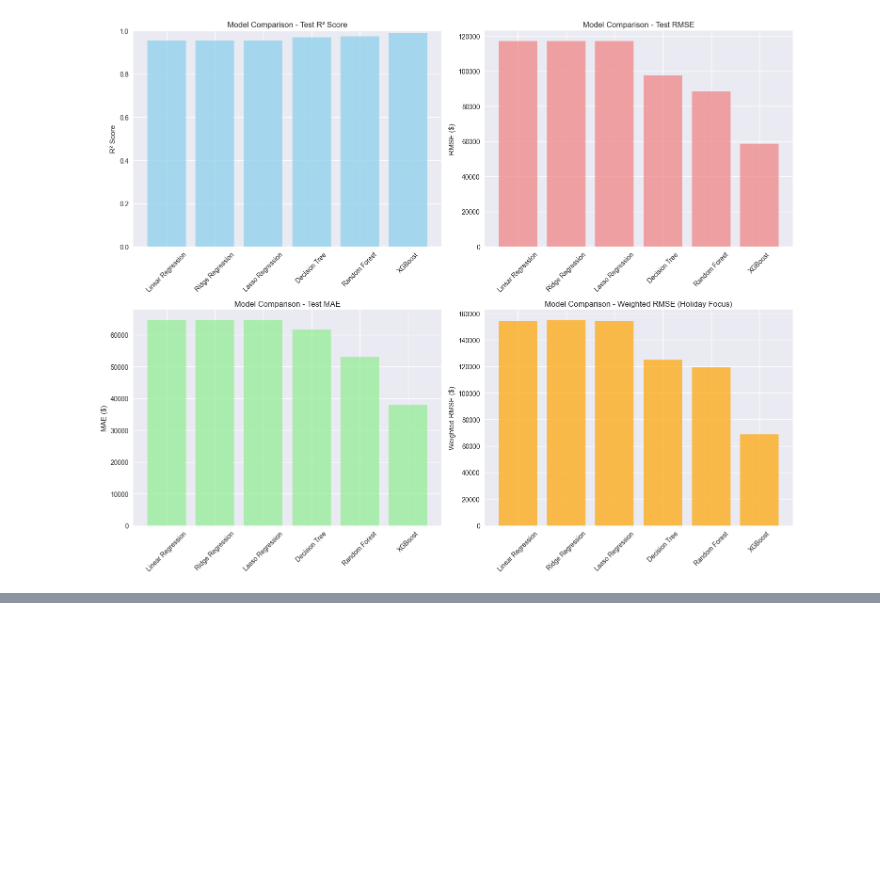
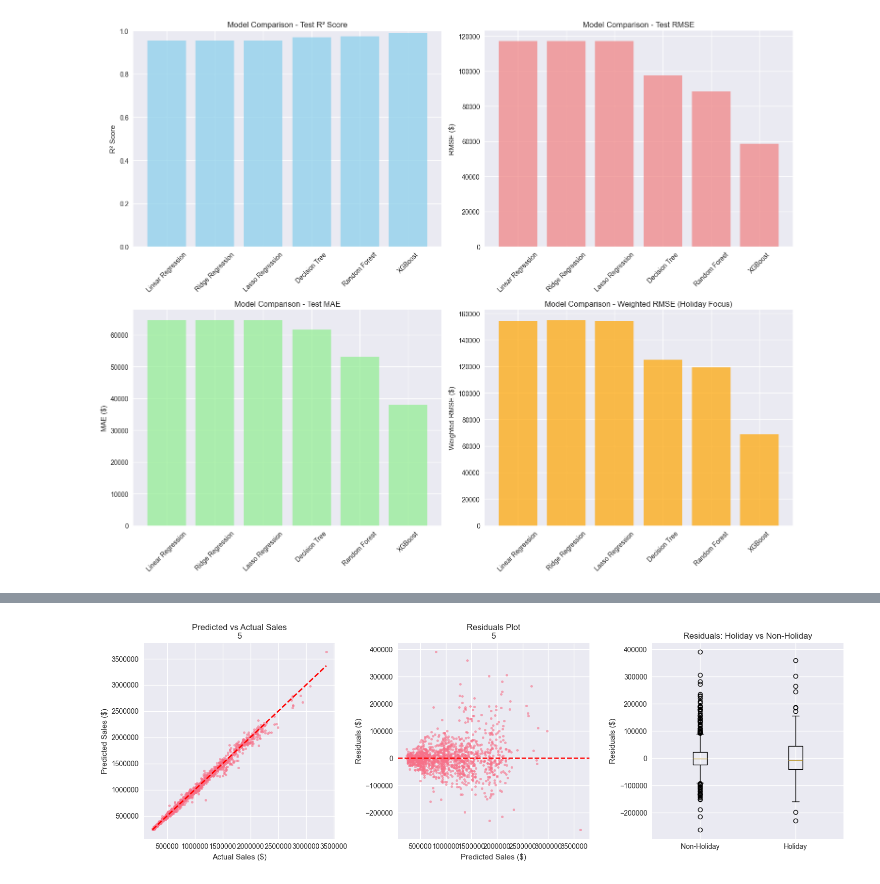
Before and after one commit to Nehemiahmageto/Walmart-Sales-Prediction-Analysis, a Jupyter notebook: Model.ipynb, the cells around one changed output, grey strips where cells are left out. Drawn from its saved outputs; the diff is of its cells as text; code cells hidden in the pictures; blank space fills up the shorter version.

Commit message:
Best model Analysis

```diff
--- a/Model.ipynb
+++ b/Model.ipynb
@@ -393,6 +393,10 @@ X_test_scaled = scaler.transform(X_test)
 train_holiday_weights = np.where(df_final.loc[X_train.index, 'Holiday_Flag'] == 1, 5, 1)
 test_holiday_weights = np.where(df_final.loc[X_test.index, 'Holiday_Flag'] == 1, 5, 1)
 
+# Also create holiday flag arrays for analysis
+train_holiday_flag = df_final.loc[X_train.index, 'Holiday_Flag']
+test_holiday_flag = df_final.loc[X_test.index, 'Holiday_Flag']
+
 print("Data preparation completed!")
 # %% [output]
 4. MODEL PREPARATION
@@ -1001,0 +938,9 @@ NameError: name 'test_holiday_flags' is not defined
+# %%
+# Find best model based on Test R²
+best_model_name = results_df['Test_R2'].idxmax()
+best_model_r2 = results_df.loc[best_model_name, 'Test_R2']
+best_weighted_rmse = results_df.loc[best_model_name, 'Weighted_Test_RMSE']
+
+print(f"\n🏆 BEST MODEL: {results_df.loc[best_model_name, 'Model']}")
+print(f"   - Test R² Score: {best_model_r2:.4f}")
+print(f"   - Weighted RMSE: ${best_weighted_rmse:,.2f}")
@@ -1001,0 +951,86 @@ NameError: name 'test_holiday_flags' is not defined
+# %%
+# ================================
+# 7. BEST MODEL ANALYSIS
+# ================================
+
+print(f"\n7. DETAILED ANALYSIS OF BEST MODEL: {best_model_name}")
+print("-" * 60)
+
+# Get best model predictions
+if best_model_name == 'Linear Regression':
+    best_predictions = lr_test_pred
+elif best_model_name == 'Ridge Regression':
+    best_predictions = ridge_test_pred
+elif best_model_name == 'Lasso Regression':
+    best_predictions = lasso_test_pred
+elif best_model_name == 'Decision Tree':
+    best_predictions = dt_test_pred
+elif best_model_name == 'Random Forest':
+    best_predictions = rf_test_pred
+else:  # XGBoost
+    best_predictions = xgb_test_pred
+
+# Predicted vs Actual plot
+plt.figure(figsize=(15, 5))
+
+plt.subplot(1, 3, 1)
+plt.scatter(y_test, best_predictions, alpha=0.6, s=10)
+plt.plot([y_test.min(), y_test.max()], [y_test.min(), y_test.max()], 'r--', lw=2)
+plt.xlabel('Actual Sales ($)')
+plt.ylabel('Predicted Sales ($)')
+plt.title(f'Predicted vs Actual Sales\n{best_model_name}')
+plt.ticklabel_format(style='plain')
+
+# Residuals plot
+plt.subplot(1, 3, 2)
+residuals = y_test - best_predictions
+plt.scatter(best_predictions, residuals, alpha=0.6, s=10)
+plt.axhline(y=0, color='r', linestyle='--')
+plt.xlabel('Predicted Sales ($)')
+plt.ylabel('Residuals ($)')
+plt.title(f'Residuals Plot\n{best_model_name}')
+plt.ticklabel_format(style='plain')
+
+# Holiday vs Non-Holiday Performance
+plt.subplot(1, 3, 3)
+#==============================================================================
+
+holiday_residuals = residuals[test_holiday_flag == 1]
+non_holiday_residuals = residuals[test_holiday_flag == 0]
+
+plt.boxplot([non_holiday_residuals, holiday_residuals],
+           labels=['Non-Holiday', 'Holiday'])
+plt.ylabel('Residuals ($)')
+plt.title('Residuals: Holiday vs Non-Holiday')
+plt.ticklabel_format(style='plain', axis='y')
+
+plt.tight_layout()
+plt.show()
+
+# Find best model based on Test R²
+best_model_name = results_df['Test_R2'].idxmax()
+best_model_r2 = results_df.loc[best_model_name, 'Test_R2']
+best_weighted_rmse = results_df.loc[best_model_name, 'Weighted_Test_RMSE']
+
+print(f"\n🏆 BEST MODEL: {results_df.loc[best_model_name, 'Model']}")
+print(f"   - Test R² Score: {best_model_r2:.4f}")
+print(f"   - Weighted RMSE: ${best_weighted_rmse:,.2f}")
+
+# Holiday vs Non-Holiday detailed analysis
+print(f"\nHOLIDAY vs NON-HOLIDAY PERFORMANCE:")
+print("-" * 40)
+
+holiday_mask = test_holiday_flag == 1
+non_holiday_mask = test_holiday_flag == 0
+
+if holiday_mask.sum() > 0:
+    holiday_r2 = r2_score(y_test[holiday_mask], best_predictions[holiday_mask])
+    holiday_rmse = np.sqrt(mean_squared_error(y_test[holiday_mask], best_predictions[holiday_mask]))
+    holiday_mae = mean_absolute_error(y_test[holiday_mask], best_predictions[holiday_mask])
+
+    print(f"Holiday Performance:")
+    print(f"  R²: {holiday_r2:.4f}")
+    print(f"  RMSE: ${holiday_rmse:,.2f}")
+    print(f"  MAE: ${holiday_mae:,.2f}")
+    #print(f"  Sample size: {holiday_mask.sum
+# %% [output]
@@ -1001,0 +1039 @@ NameError: name 'test_holiday_flags' is not defined
+[figure, added]
```
Also changed, not shown: parts of 6 cells of this notebook, 5 other files.
